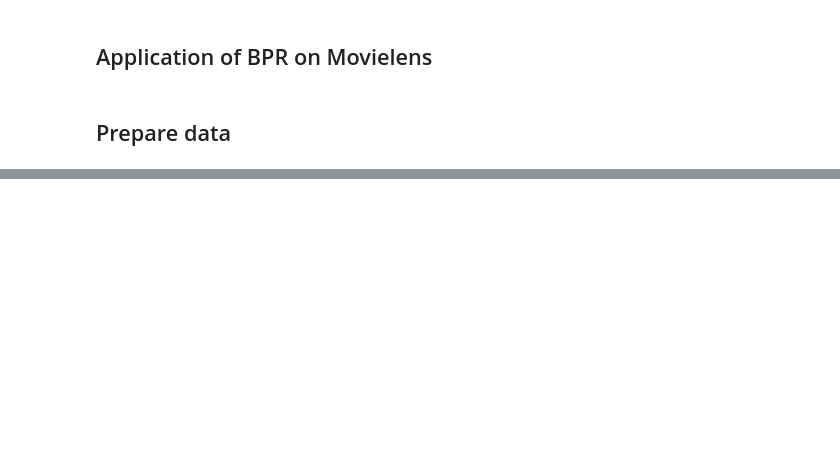
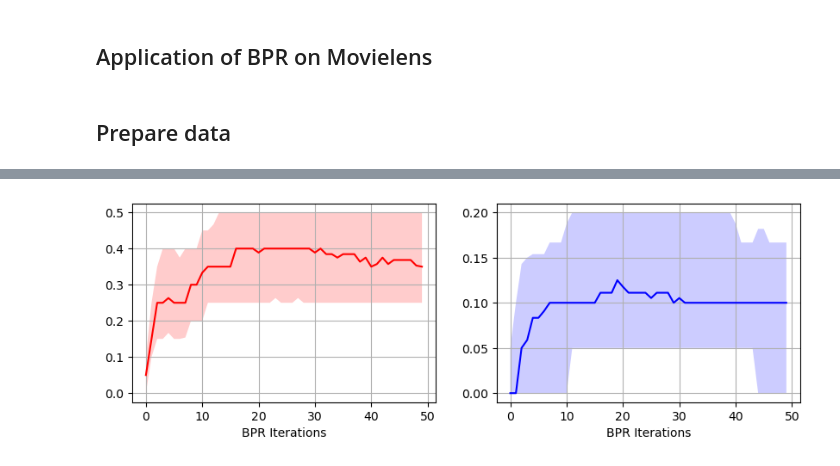
Before and after one commit to rimplesandhu/pybpr, a Jupyter notebook: examples/bpr_movielens.ipynb, the cells around one changed output, grey strips where cells are left out. Cells and saved outputs as stored; diff of their text form; code cells hidden in the pictures; blank space fills up the shorter version.

```diff
--- a/examples/bpr_movielens.ipynb
+++ b/examples/bpr_movielens.ipynb
@@ -133,0 +112,24 @@ for iax in ax:
+# %%
+log_explicit = []
+bpr1.initiate(num_users=mldata_pos.num_users, num_items=mldata_pos.num_items, seed=1234)
+for _ in range(50):
+    neg_sampler = partial(
+        explicit_negative_sampler,
+        pos_uimat=mldata_pos.mat_train,
+        neg_uimat=mldata_neg.mat
+    )
+    results = bpr_fit(
+        bpr_obj=bpr1,
+        neg_sampler=neg_sampler,
+        ncores=104
+    )
+    mfunc = partial(
+        bpr1.get_metric_v1,
+        perc_active_users=0.99,
+        perc_active_items=0.99,
+        num_recs=20
+    )
+    log_explicit.append({
+        'train': mfunc(uimat=mldata_pos.mat_train),
+        'test' : mfunc(uimat=mldata_pos.mat_test)
+    })
@@ -133,0 +149,6 @@ for iax in ax:
+# %%
+fig, ax = plt.subplots(1, 2, figsize=(10,3))
+plot_this(ax[0], np.array([ix['train'] for ix in log_explicit]), 'r')
+plot_this(ax[1], np.array([ix['test'] for ix in log_explicit]), 'b')
+# %% [output]
+[figure, added]
```
Also changed, not shown: parts of 7 cells of this notebook, 12 other files.
